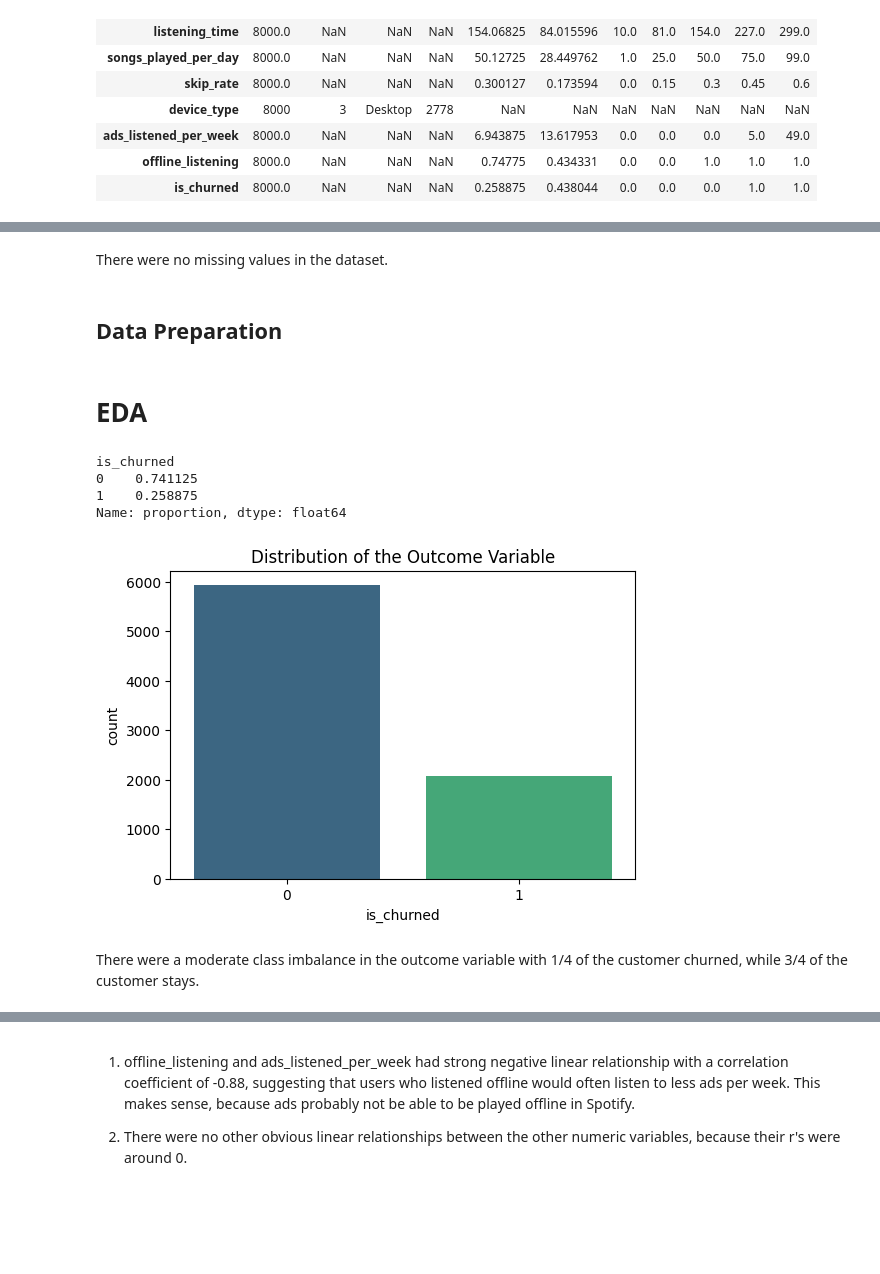
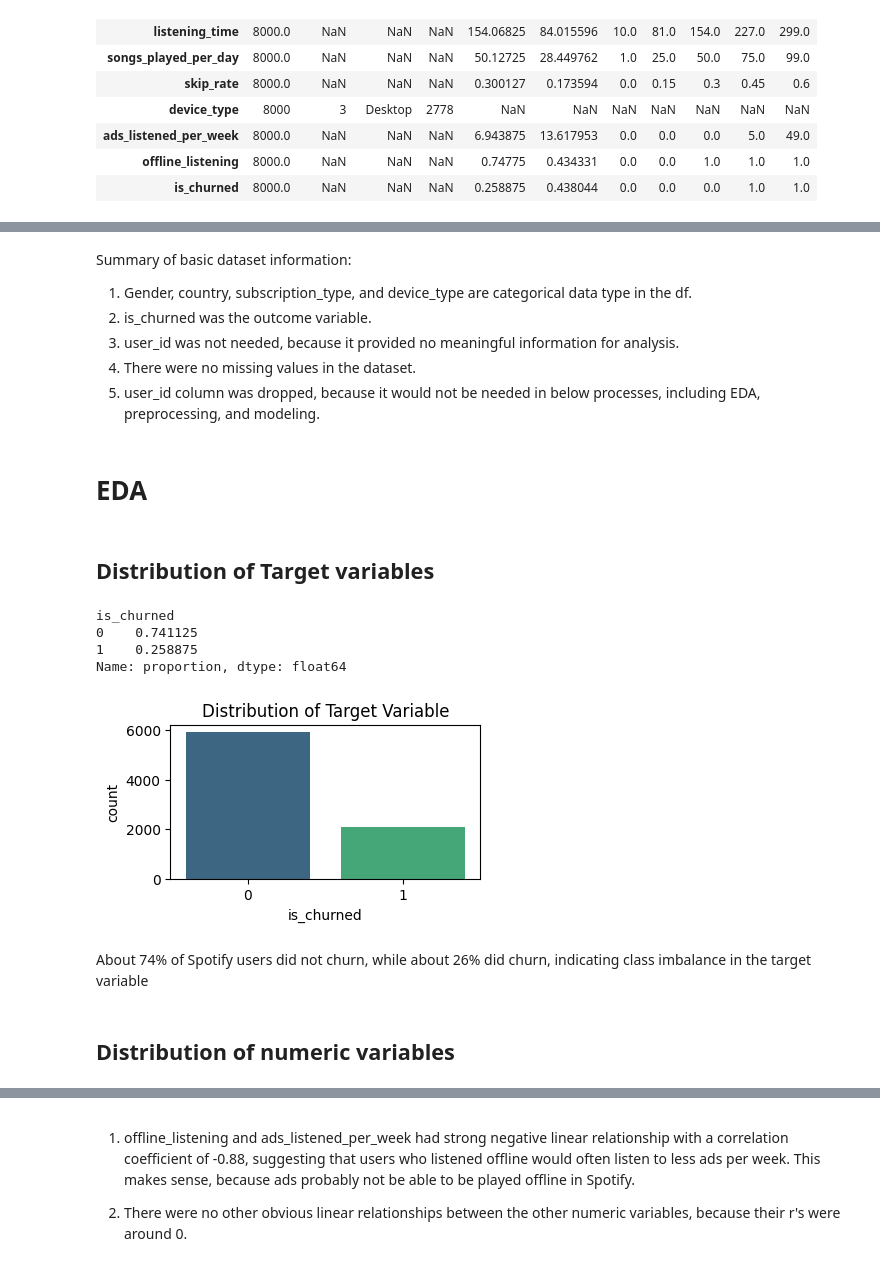
Before and after one commit to xuany823/ADS505_Final_Project, a Jupyter notebook: Spotify_Churn.ipynb, the cells around one changed output, grey strips where cells are left out. Cells and saved outputs as stored; diff of their text form; code cells hidden in the pictures; blank space fills up the shorter version.

```diff
--- a/Spotify_Churn.ipynb
+++ b/Spotify_Churn.ipynb
@@ -178,25 +191,33 @@ dtype: int64
-# %% [markdown]
-There were no missing values in the dataset.
-# %% [markdown]
-## Data Preparation
+# %% [markdown]
+Summary of basic dataset information:
+1.   Gender, country, subscription_type, and device_type are categorical data type in the df.
+2.  is_churned was the outcome variable.
+3.   user_id was not needed, because it provided no meaningful information for analysis.
+4.   There were no missing values in the dataset.
+5.   user_id column was dropped, because it would not be needed in below processes,
+including EDA, preprocessing, and modeling.
 # %% [markdown]
 # EDA
+# %% [markdown]
+## Distribution of Target variables
 # %%
-# Distribution of the Outcome variable
+# Distribution of the target variable
 print(df['is_churned'].value_counts(normalize=True))
 
-plt.figure(figsize=(6, 4))
+plt.figure(figsize=(4, 2)) # Michelle
 sns.countplot(x='is_churned', data=df, hue='is_churned', palette='viridis', legend=False)
-plt.title('Distribution of the Outcome Variable')
+plt.title('Distribution of Target Variable')
 plt.show()
 # %% [output]
 is_churned
 0    0.741125
 1    0.258875
 Name: proportion, dtype: float64
-[figure, old version]
+[figure, new version]
-# %% [markdown]
-There were a moderate class imbalance in the outcome variable with 1/4 of the customer churned, while 3/4 of the customer stays.
+# %% [markdown]
+About 74% of Spotify users did not churn, while about 26% did churn, indicating class imbalance in the target variable
+# %% [markdown]
+## Distribution of numeric variables
 # %%
 # Distribution of numerical variables
 
```
Also changed, not shown: parts of 72 cells of this notebook.
